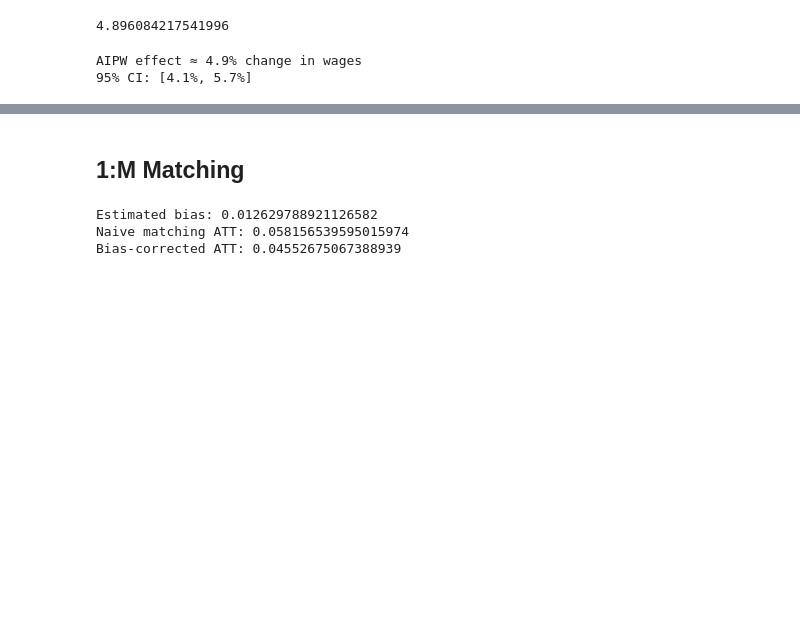
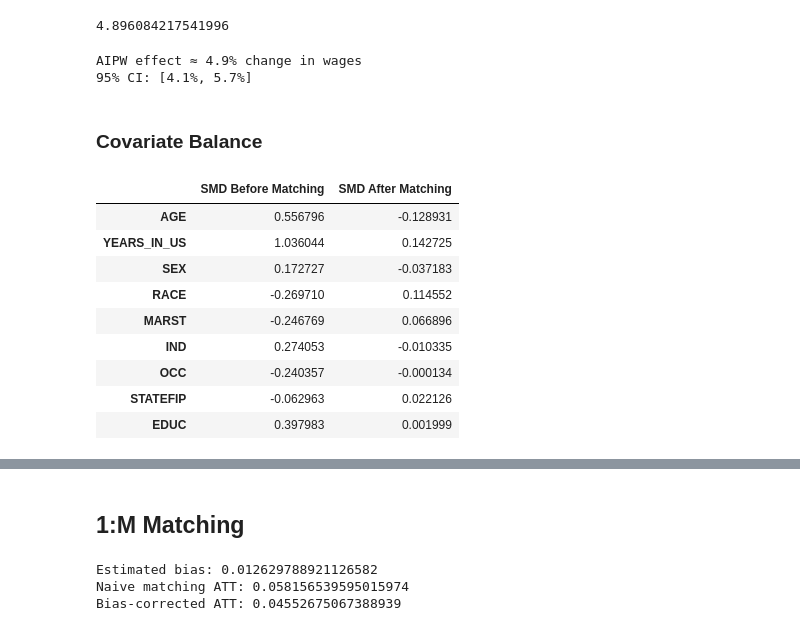
Before and after one commit to zydingstf/STAT209FinalProject, a Jupyter notebook: notebooks/04_matching.ipynb, the cells around one changed output, grey strips where cells are left out. Drawn from its saved outputs; the diff is of its cells as text; code cells hidden in the pictures; blank space fills up the shorter version.

```diff
--- a/notebooks/04_matching.ipynb
+++ b/notebooks/04_matching.ipynb
@@ -130,3 +130,61 @@ print(f"95% CI: [{perc_low:.1f}%, {perc_high:.1f}%]")
 # %% [output]
 AIPW effect ≈ 4.9% change in wages
 95% CI: [4.1%, 5.7%]
+# %% [markdown]
+### Covariate Balance
+# %%
+def to_numeric(series):
+    return pd.to_numeric(series, errors='coerce')
+
+def smd(x_treated, x_control):
+    # Standardized Mean Difference
+
+    m1, m0 = np.mean(x_treated), np.mean(x_control)
+    v1, v0 = np.var(x_treated, ddof=1), np.var(x_control, ddof=1)
+    pooled_sd = np.sqrt((v1 + v0) / 2)
+    return (m1 - m0) / pooled_sd
+
+def compute_smd_before(df, covariates):
+    treated = df[df["CITIZEN"] == 1]
+    control = df[df["CITIZEN"] == 0]
+
+    smds = {}
+    for cov in covariates:
+        x_t = to_numeric(treated[cov]).dropna()
+        x_c = to_numeric(control[cov]).dropna()
+        smds[cov] = smd(x_t, x_c)
+
+
+    return pd.Series(smds, name="SMD Before Matching")
+
+def compute_smd_after(matched_df, covariates):
+    treated = matched_df[matched_df["CITIZEN"] == 1]
+    control = matched_df[matched_df["CITIZEN"] == 0]
+
+    smds = {}
+    for cov in covariates:
+        x_t = to_numeric(treated[cov]).dropna()
+        x_c = to_numeric(control[cov]).dropna()
+        smds[cov] = smd(x_t, x_c)
+
+
+    return pd.Series(smds, name="SMD After Matching")
+# %%
+covariates = ["AGE", "YEARS_IN_US", "SEX", "RACE", "MARST", "IND", "OCC", "STATEFIP", "EDUC"]
+
+smd_before = compute_smd_before(df, covariates)
+smd_after = compute_smd_after(df_matched, covariates)
+
+balance_table = pd.concat([smd_before, smd_after], axis=1)
+balance_table
+# %% [output]
+|  | SMD Before Matching | SMD After Matching |
+| AGE | 0.556796 | -0.128931 |
+| YEARS_IN_US | 1.036044 | 0.142725 |
+| SEX | 0.172727 | -0.037183 |
+| RACE | -0.269710 | 0.114552 |
+| MARST | -0.246769 | 0.066896 |
+| IND | 0.274053 | -0.010335 |
+| OCC | -0.240357 | -0.000134 |
+| STATEFIP | -0.062963 | 0.022126 |
+| EDUC | 0.397983 | 0.001999 |
```
Also changed, not shown: parts of 7 cells of this notebook, 3 other files.
